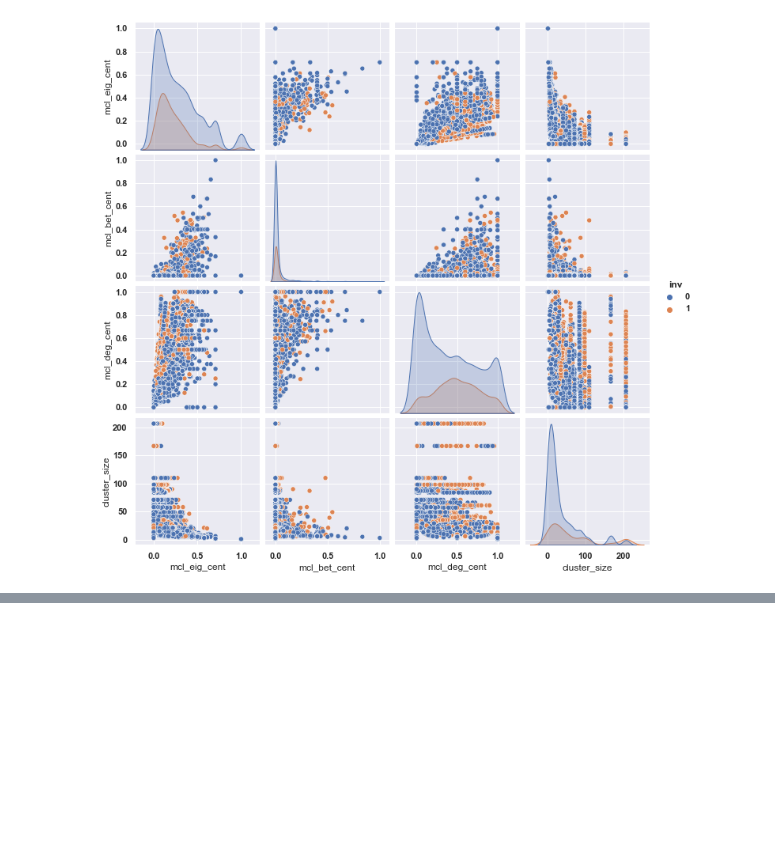
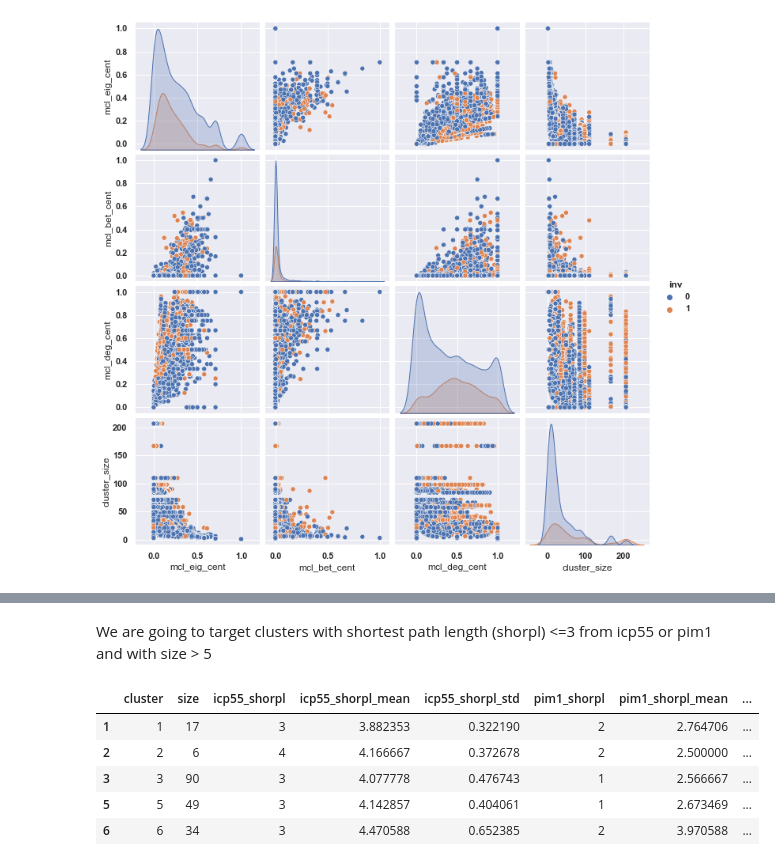
Before and after one commit to jkasimotto/PPI-Network-Analysis, a Jupyter notebook: notebooks/julian_o.ipynb, the cells around one changed output, grey strips where cells are left out. Drawn from its saved outputs; the diff is of its cells as text; code cells hidden in the pictures; blank space fills up the shorter version.

```diff
--- a/notebooks/julian_o.ipynb
+++ b/notebooks/julian_o.ipynb
@@ -129,0 +142,14 @@ sns.pairplot(df2,
+# %% [markdown]
+We are going to target clusters with shortest path length (shorpl) <=3 from icp55 or pim1 and with size > 5
+# %%
+condition_1 = cluster_df['size'] > 5
+condition_2 = (cluster_df['icp55_shorpl'] <=3) | (cluster_df['pim1_shorpl'] <= 3)
+relevant_cluster_df = cluster_df[condition_1 & condition_2]
+relevant_cluster_df.head()
+# %% [output]
+|  | cluster | size | icp55_shorpl | icp55_shorpl_mean | icp55_shorpl_std | pim1_shorpl | pim1_shorpl_mean | ... |
+| 1 | 1 | 17 | 3 | 3.882353 | 0.322190 | 2 | 2.764706 | ... |
+| 2 | 2 | 6 | 4 | 4.166667 | 0.372678 | 2 | 2.500000 | ... |
+| 3 | 3 | 90 | 3 | 4.077778 | 0.476743 | 1 | 2.566667 | ... |
+| 5 | 5 | 49 | 3 | 4.142857 | 0.404061 | 1 | 2.673469 | ... |
+| 6 | 6 | 34 | 3 | 4.470588 | 0.652385 | 2 | 3.970588 | ... |
```
Also changed, not shown: parts of 5 cells of this notebook, 13 other files.
